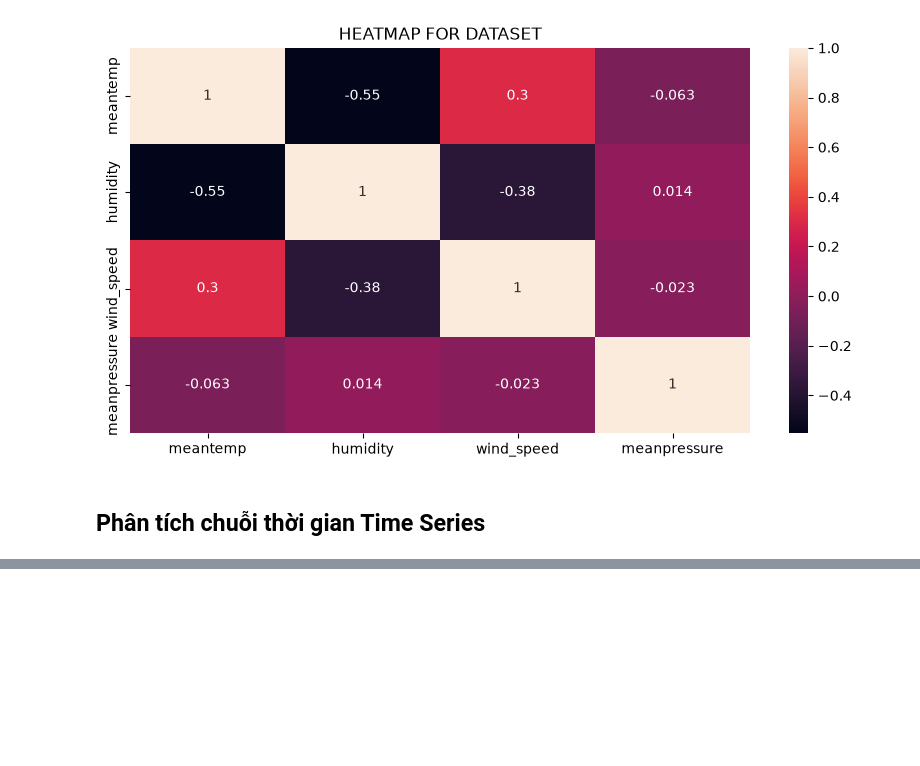
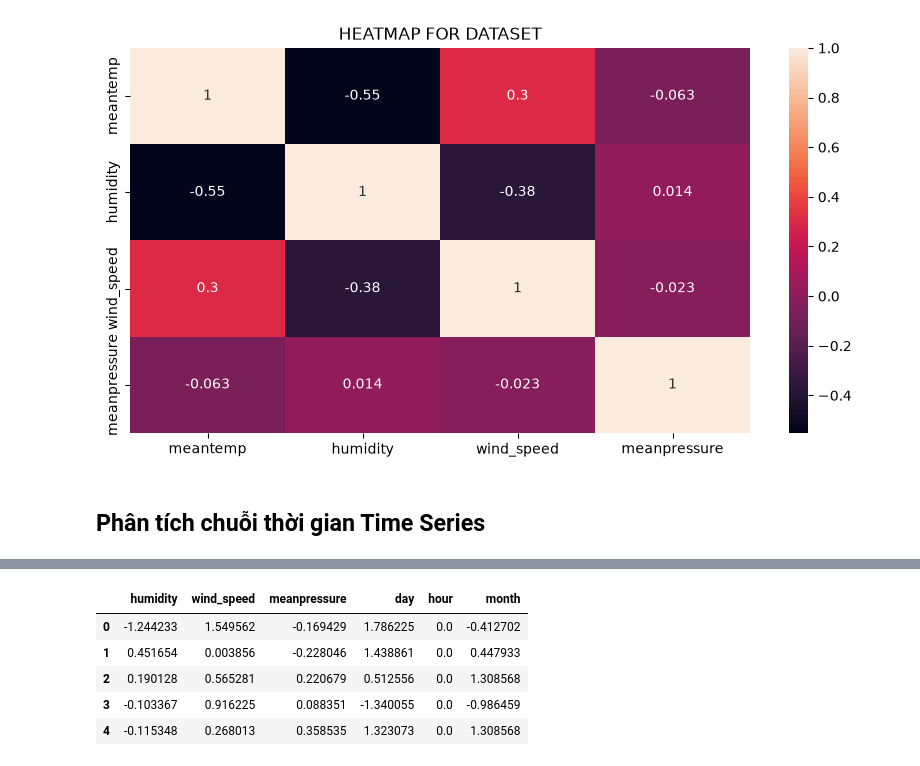
Before and after one commit to pisceskibo/ClimateChangeSeries, a Jupyter notebook: climate_change_prediction.ipynb, the cells around one changed output, grey strips where cells are left out. Saved outputs shown, nothing was run; the diff lists cells and outputs as text; code cells hidden in the pictures; blank space fills up the shorter version.

```diff
--- a/climate_change_prediction.ipynb
+++ b/climate_change_prediction.ipynb
@@ -225,0 +489,9 @@ plt.show()
+# %%
+x_test.head()
+# %% [output]
+|  | humidity | wind_speed | meanpressure | day | hour | month |
+| 0 | -1.244233 | 1.549562 | -0.169429 | 1.786225 | 0.0 | -0.412702 |
+| 1 | 0.451654 | 0.003856 | -0.228046 | 1.438861 | 0.0 | 0.447933 |
+| 2 | 0.190128 | 0.565281 | 0.220679 | 0.512556 | 0.0 | 1.308568 |
+| 3 | -0.103367 | 0.916225 | 0.088351 | -1.340055 | 0.0 | -0.986459 |
+| 4 | -0.115348 | 0.268013 | 0.358535 | 1.323073 | 0.0 | 1.308568 |
```
Also changed, not shown: parts of 20 cells of this notebook, 2 other files.
